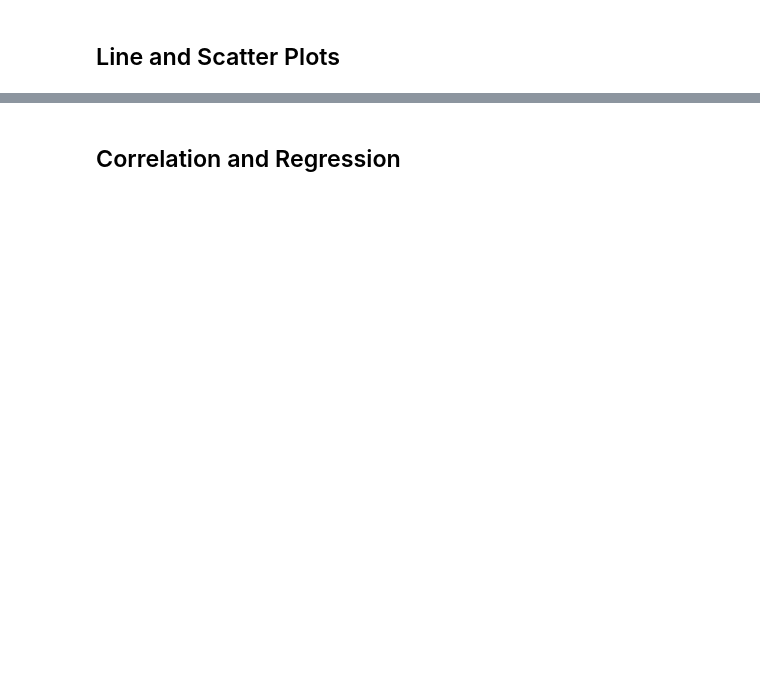
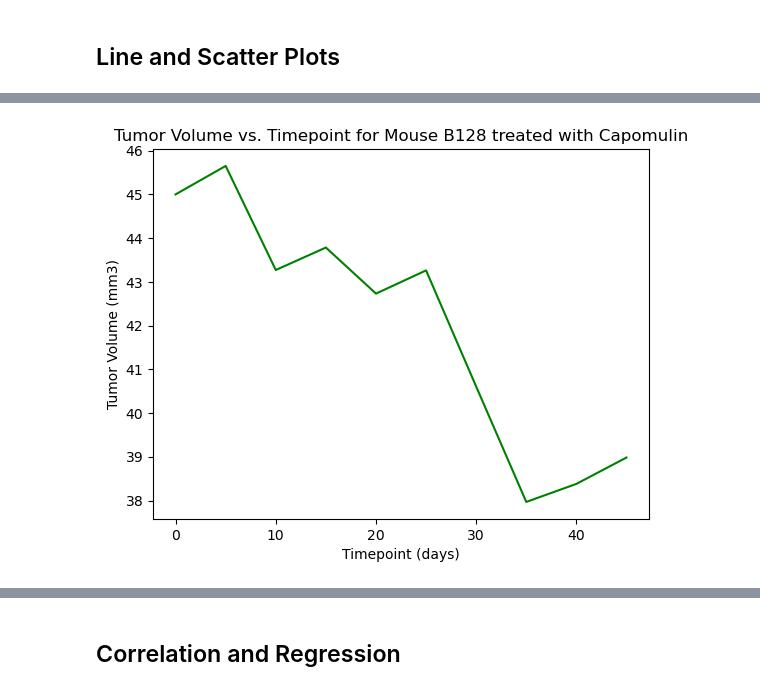
Before and after one commit to YargKlnc/Data-Visualization, a Jupyter notebook: pymaceuticals_by_YK.ipynb, the cells around one changed output, grey strips where cells are left out. Cells and saved outputs as stored; diff of their text form; code cells hidden in the pictures; blank space fills up the shorter version.

```diff
--- a/pymaceuticals_by_YK.ipynb
+++ b/pymaceuticals_by_YK.ipynb
@@ -524,0 +603,4 @@ Values above 87.66645829999999 could be outliers
+# %%
+# also will work on Tumor B128 treated with Capomulin
+tumor_b128 = clean_combined_data.loc[clean_combined_data["Mouse ID"] == "b128"]
+tumor_b128
@@ -525,2 +622,10 @@ Values above 87.66645829999999 could be outliers
 # %%
 # Generate a line plot of tumor volume vs. time point for a single mouse treated with Capomulin
+plt.plot(tumor_b128["Timepoint (days)"], tumor_b128["Tumor Vol (mm3)"], color = "green")
+plt.title("Tumor Volume vs. Timepoint for Mouse B128 treated with Capomulin", fontsize = 12)
+plt.xlabel("Timepoint (days)")
+plt.ylabel("Tumor Volume (mm3)")
+plt.savefig("Output/Tumor_Volume_vs_Timepoint_for_Mouse_B128_treated_with_Capomulin.jpg")
+plt.show()
+# %% [output]
+[figure, added]
```
Also changed, not shown: parts of 22 cells of this notebook, 9 other files.
